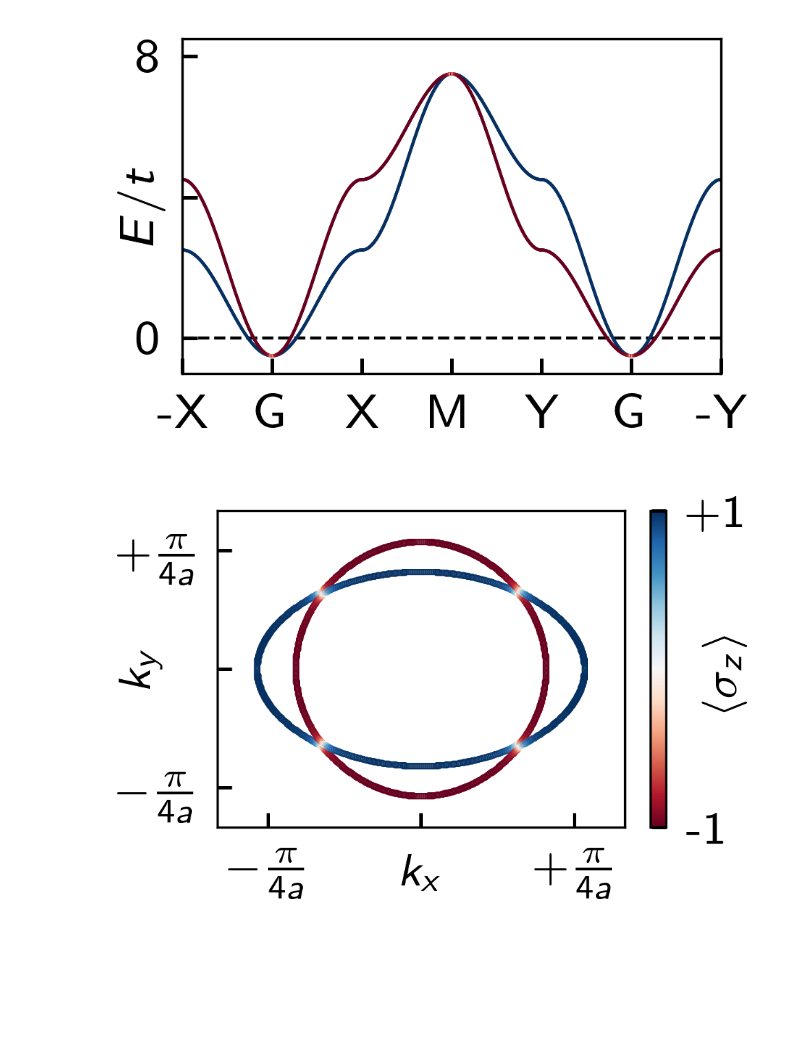
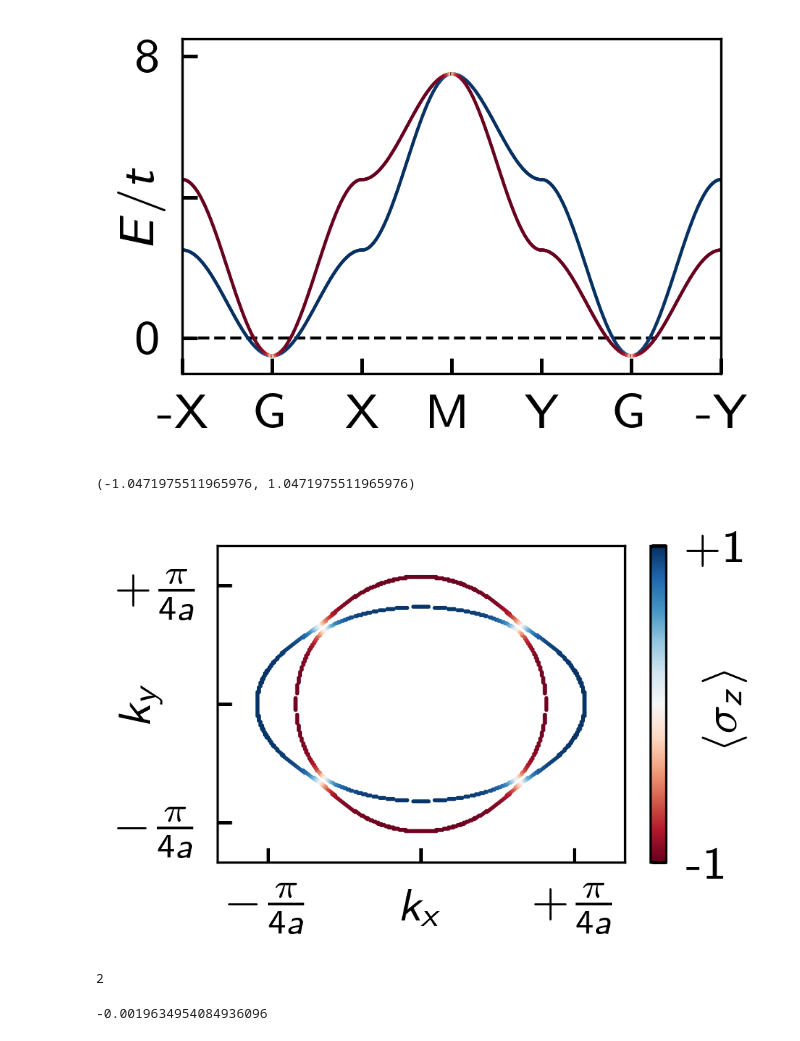
Before and after one commit to maiani/amsc_impurities, a Jupyter notebook: bulk/bands.ipynb, the cells around one changed output. Saved outputs shown, nothing was run; the diff lists cells and outputs as text; code cells hidden in the pictures; blank space fills up the shorter version.

```diff
--- a/bulk/bands.ipynb
+++ b/bulk/bands.ipynb
@@ -73,7 +77,7 @@ def H_n(kx, ky, mu, az, eta, hx, hy, hz):
 
     return H
 # %%
-mu, az, eta, hx, hy, hz = (0.5, 0.02, 0.25, 0, 0, 0)
+mu, az, eta, hx, hy, hz = (0.5, 0.04, 0.25, 0, 0, 0)
 # %%
 path = ["-X", "G", "X", "M", "Y", "G", "-Y"]
 kx_array, ky_array, t_array = generate_k_path(path, 100)
@@ -126,8 +131,8 @@ fig.savefig("Fig1a.svg")
 tolerance = 5e-3
 
 # Create a meshgrid of kx, ky points
-kx_vals = np.linspace(-np.pi, np.pi, 1200)
-ky_vals = np.linspace(-np.pi, np.pi, 1200)
+kx_vals = np.linspace(-np.pi, np.pi, 801)
+ky_vals = np.linspace(-np.pi, np.pi, 801)
 kx_grid, ky_grid = np.meshgrid(kx_vals, ky_vals)
 
 # Lists to store the kx, ky points where ws is approximately zero and their sz values
@@ -157,25 +162,35 @@ sz_values = np.array(sz_values)
 # %%
 # Plot the points where ws is approximately zero with color based on sz values
 fig, ax = plt.subplots(figsize=(1.6, 1))
 scatter = ax.scatter(
-    zero_kx, zero_ky, c=sz_values, cmap=cmap, s=0.01, vmin=-1, vmax=1, alpha=1
+    zero_kx,
+    zero_ky,
+    c=sz_values,
+    cmap=cmap,
+    marker="o",
+    linewidth=0,
+    s=0.5,
+    vmin=-1,
+    vmax=1,
+    alpha=1,
 )
 ax.set_xticks(
     [-np.pi / 4, 0, np.pi / 4], labels=[r"$-\frac{\pi}{4a}$", "", r"$+\frac{\pi}{4a}$"]
 )
 ax.set_yticks(
     [-np.pi / 4, 0, np.pi / 4], labels=[r"$-\frac{\pi}{4a}$", "", r"$+\frac{\pi}{4a}$"]
 )
 ax.set_xlabel(r"$k_x$", labelpad=-8)
 ax.set_ylabel(r"$k_y$", labelpad=-8)
 
 cbar = fig.colorbar(scatter)
 cbar.set_label(r"$\langle \sigma_z \rangle$", labelpad=-8)
 cbar.set_ticks([-1, +1], labels=["-1", "+1"])
 
 ax.set_xlim(-np.pi / 3, np.pi / 3)
 ax.set_ylim(-np.pi / 3, np.pi / 3)
 
-fig.savefig("Fig1b.svg")
+# fig.savefig("Fig1b.svg")
 # %% [output]
+(-1.0471975511965976, 1.0471975511965976)
-[figure, old version]
+[figure, new version]
@@ -181,0 +319,10 @@ fig.savefig("Fig1b.svg")
+# %%
+# Group points into lines using DBSCAN
+lines = group_points_into_lines_dbscan(
+    zero_kx, zero_ky, sz_values,
+    eps=0.039,
+    min_samples=2
+)
+len(lines)
+# %% [output]
+2
@@ -181,0 +332,4 @@ fig.savefig("Fig1b.svg")
+# %%
+xs[0][-1]-xs[0][0]
+# %% [output]
+-0.0019634954084936096
```
Also changed, not shown: parts of 6 cells of this notebook, 59 other files.
